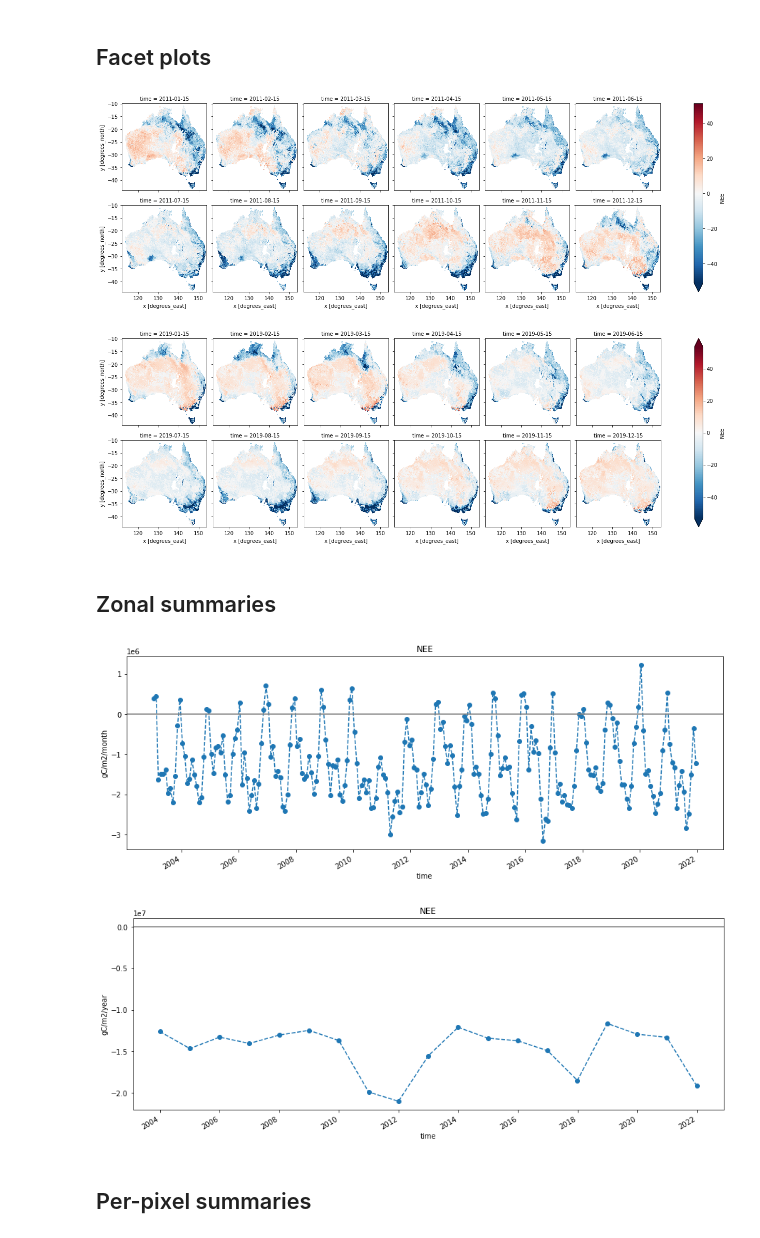
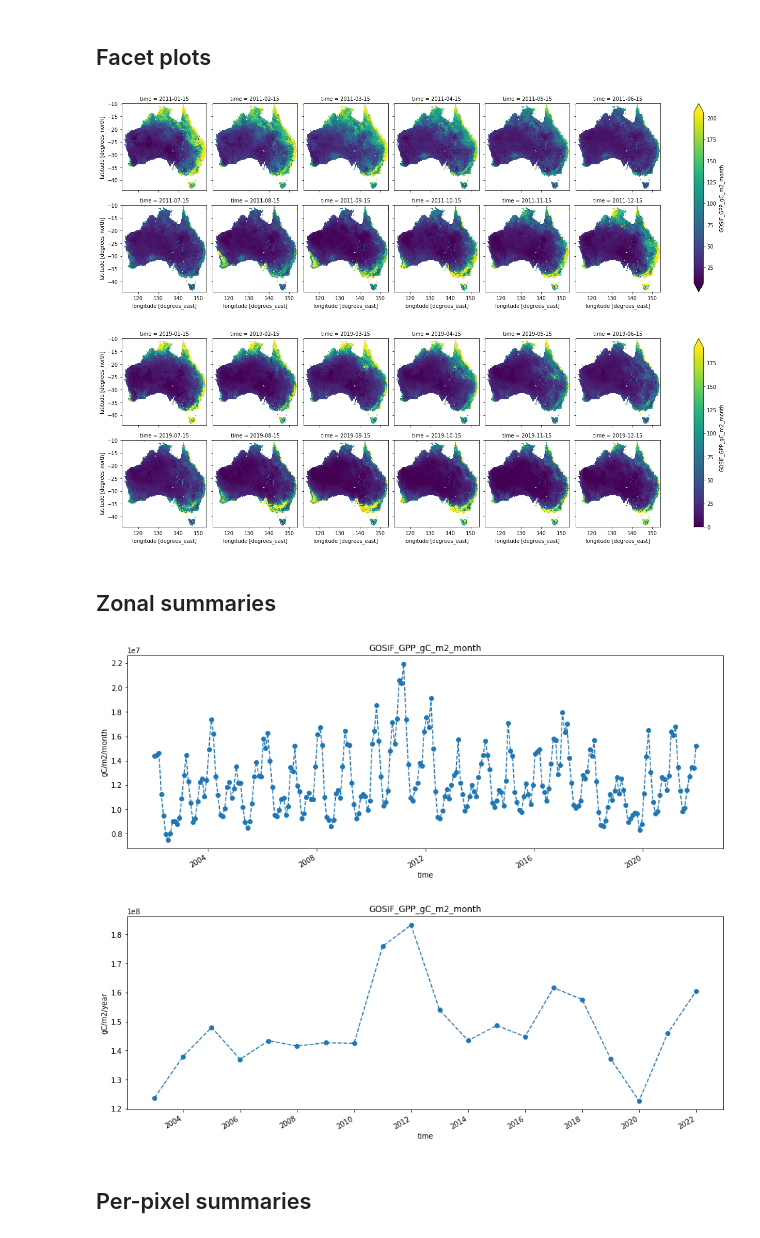
Before and after one commit to cbur24/NEE_modelling, a Jupyter notebook: 6_Plot_results.ipynb, the cells around one changed output. Cells and saved outputs as stored; diff of their text form; code cells hidden in the pictures.

Commit message:
redo models with cleaner EC data

```diff
--- a/6_Plot_results.ipynb
+++ b/6_Plot_results.ipynb
@@ -30,7 +30,8 @@ data_path = '/g/data/os22/chad_tmp/NEE_modelling/results/prediction_data/predict
 # %% [markdown]
 ### Open predictions
 # %%
-ds = xr.open_dataarray('/g/data/os22/chad_tmp/NEE_modelling/results/predictions/'+results_name)
+# ds = xr.open_dataarray('/g/data/os22/chad_tmp/NEE_modelling/results/predictions/'+results_name)
+ds = xr.open_dataarray('/g/data/os22/chad_tmp/NEE_modelling/data/5km/GOSIF_GPP_5km_monthly_2002_2021.nc')
 # %% [markdown]
 ### Create a mask
 # %%
@@ -40,14 +41,14 @@ mask = data.LAI.isnull().any('time')
 ## Facet plots
 # %%
 year='2011'
-ds.sel(time=year).plot.imshow(col='time', col_wrap=6, robust=True, cmap='RdBu_r');
+ds.sel(time=year).plot.imshow(col='time', col_wrap=6, robust=True);
 # %% [output]
-[figure, old version]
+[figure, new version]
 # %%
 year='2019'
-ds.sel(time=year).plot.imshow(col='time', col_wrap=6,  robust=True, cmap='RdBu_r');
+ds.sel(time=year).plot.imshow(col='time', col_wrap=6,  robust=True);
 # %% [output]
-[figure, old version]
+[figure, new version]
 # %% [markdown]
 ## Zonal summaries
 # %%
@@ -55,21 +57,21 @@ ds_1D = ds.sum(['x','y'])
 # %%
 ds_1D.plot(figsize=(15,5), marker='o', linestyle='--')
-plt.axhline(0, c='grey')
+# plt.axhline(0, c='grey')
 # plt.ylim(15000000,31000000)
 plt.title(var)
 plt.ylabel('gC/m2/month');
 # %% [output]
-[figure, old version]
+[figure, new version]
 # %%
 ds_1D_annual = ds_1D.resample(time='1Y').sum()
 ds_1D_annual.plot(figsize=(15,5), marker='o', linestyle='--')
-plt.axhline(0, c='grey')
+# plt.axhline(0, c='grey')
 # plt.ylim(-3.0e7,-1.0e7)
 plt.title
 plt.title(var)
 plt.ylabel('gC/m2/year');
 # %% [output]
-[figure, old version]
+[figure, new version]
 # %%
 # y = monthly_mean.where(~mask).sum(['x','y']).values
 # x = monthly_mean.month.values
```
Also changed, not shown: parts of 4 cells of this notebook, 38 other files.
